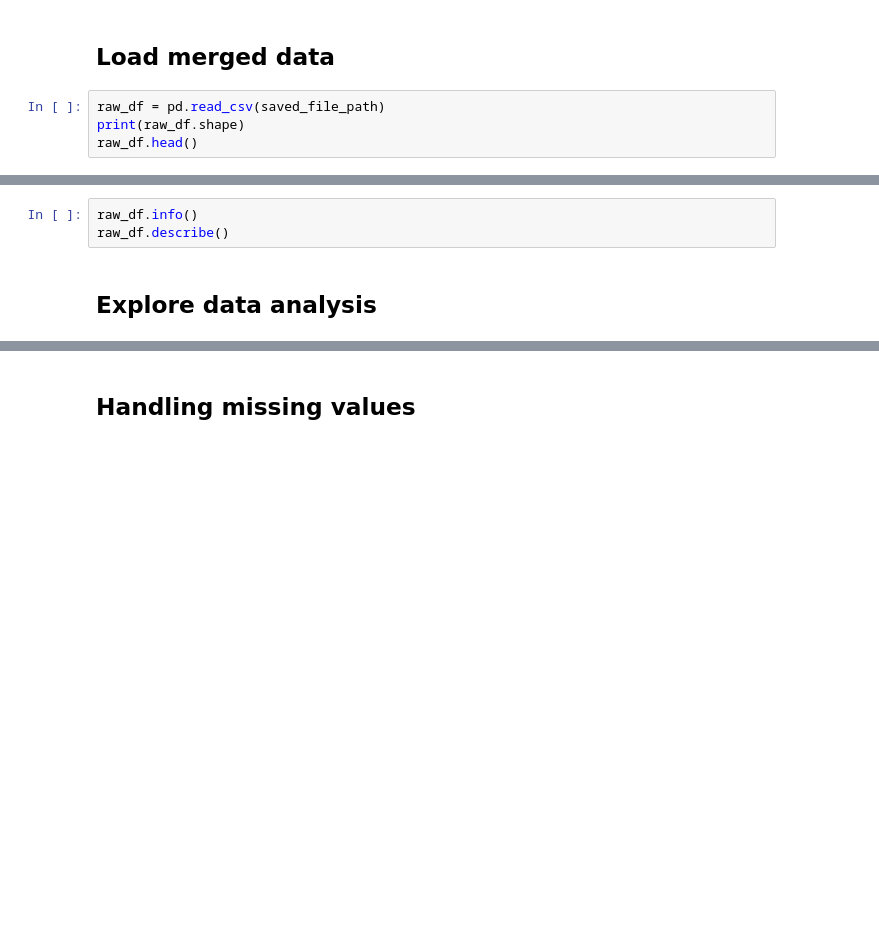
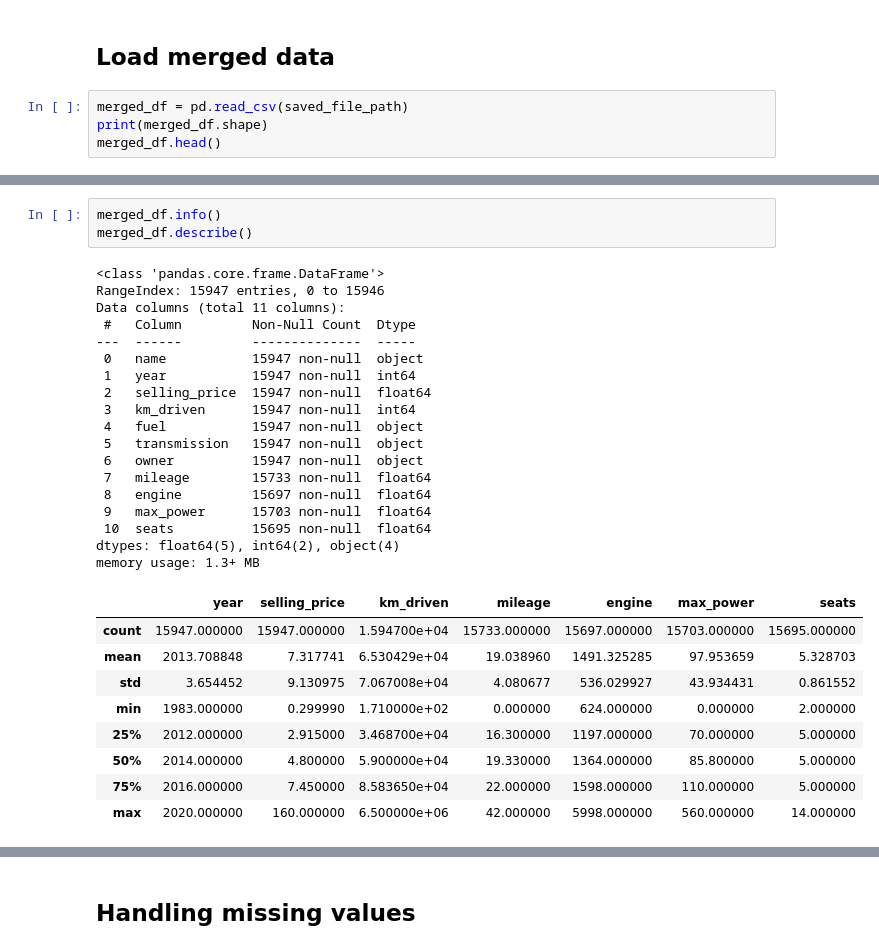
Before and after one commit to phucnguyenhoank/inds_gk_code_1, a Jupyter notebook: car-price-prediction_v3.ipynb, the cells around one changed output, grey strips where cells are left out. Saved outputs shown, nothing was run; the diff lists cells and outputs as text; blank space fills up the shorter version.

```diff
--- a/car-price-prediction_v3.ipynb
+++ b/car-price-prediction_v3.ipynb
@@ -212,6 +426,6 @@ print(f"Merged and saved to '{saved_file_path}'")
 # %% [markdown]
 ## Load merged data
 # %%
-raw_df = pd.read_csv(saved_file_path)
-print(raw_df.shape)
-raw_df.head()
+merged_df = pd.read_csv(saved_file_path)
+print(merged_df.shape)
+merged_df.head()
@@ -218,7 +440,33 @@ raw_df.head()
 # %%
-raw_df.info()
-raw_df.describe()
+merged_df.info()
+merged_df.describe()
+# %% [output]
+<class 'pandas.core.frame.DataFrame'>
+RangeIndex: 15947 entries, 0 to 15946
+Data columns (total 11 columns):
+ #   Column         Non-Null Count  Dtype
+---  ------         --------------  -----
+ 0   name           15947 non-null  object
+ 1   year           15947 non-null  int64
+ 2   selling_price  15947 non-null  float64
+ 3   km_driven      15947 non-null  int64
+ 4   fuel           15947 non-null  object
+ 5   transmission   15947 non-null  object
+ 6   owner          15947 non-null  object
+ 7   mileage        15733 non-null  float64
+ 8   engine         15697 non-null  float64
+ 9   max_power      15703 non-null  float64
+ 10  seats          15695 non-null  float64
+dtypes: float64(5), int64(2), object(4)
+memory usage: 1.3+ MB
+|  | year | selling_price | km_driven | mileage | engine | max_power | seats |
+| count | 15947.000000 | 15947.000000 | 1.594700e+04 | 15733.000000 | 15697.000000 | 15703.000000 | 15695.000000 |
+| mean | 2013.708848 | 7.317741 | 6.530429e+04 | 19.038960 | 1491.325285 | 97.953659 | 5.328703 |
+| std | 3.654452 | 9.130975 | 7.067008e+04 | 4.080677 | 536.029927 | 43.934431 | 0.861552 |
+| min | 1983.000000 | 0.299990 | 1.710000e+02 | 0.000000 | 624.000000 | 0.000000 | 2.000000 |
+| 25% | 2012.000000 | 2.915000 | 3.468700e+04 | 16.300000 | 1197.000000 | 70.000000 | 5.000000 |
+| 50% | 2014.000000 | 4.800000 | 5.900000e+04 | 19.330000 | 1364.000000 | 85.800000 | 5.000000 |
+| 75% | 2016.000000 | 7.450000 | 8.583650e+04 | 22.000000 | 1598.000000 | 110.000000 | 5.000000 |
+| max | 2020.000000 | 160.000000 | 6.500000e+06 | 42.000000 | 5998.000000 | 560.000000 | 14.000000 |
-# %% [markdown]
-## Explore data analysis
 # %%
 # Take copy from data to make processes on
```
Also changed, not shown: parts of 68 cells of this notebook, 3 other files.
